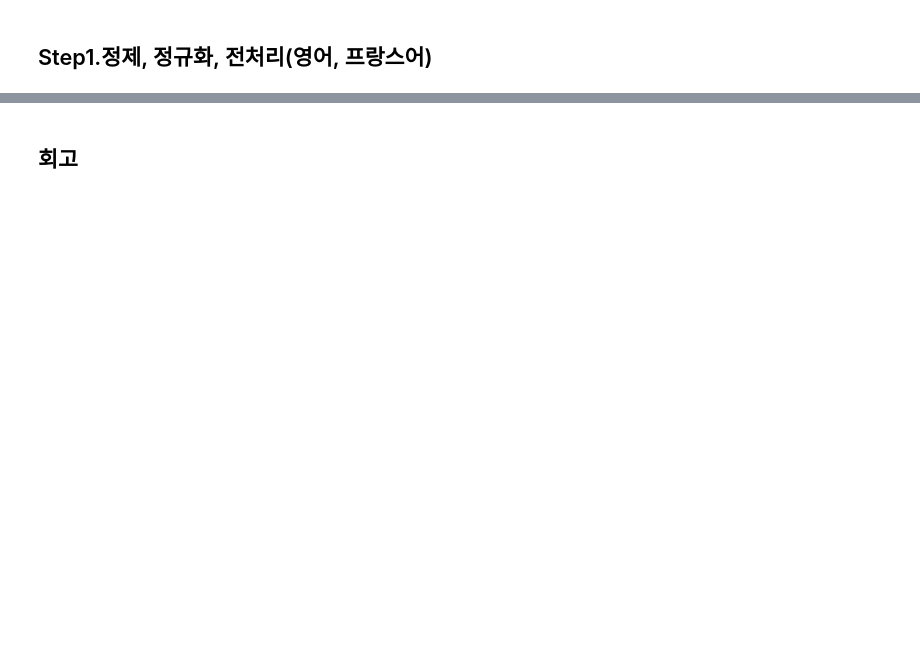
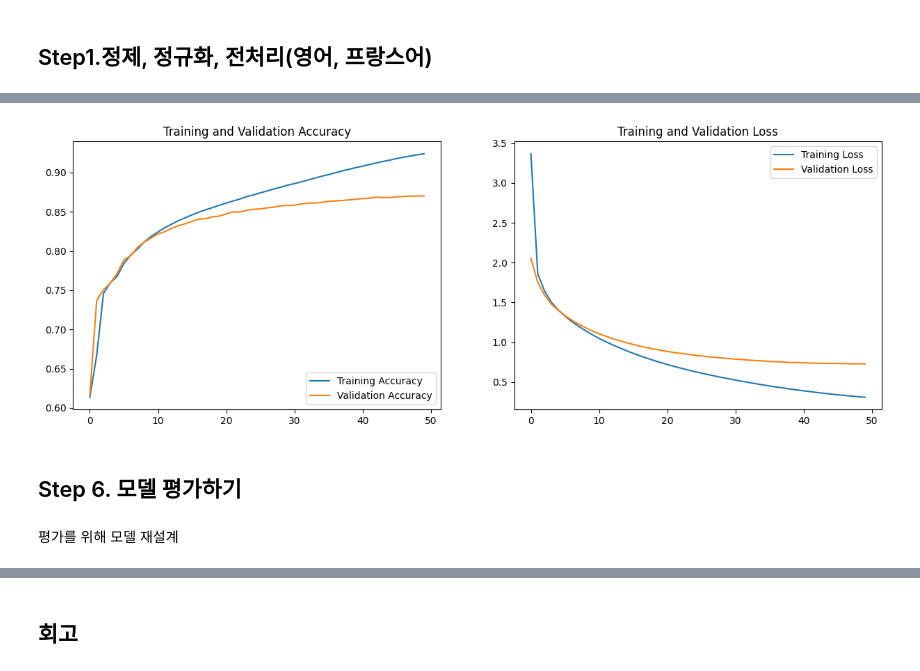
Before and after one commit to huiheee/AIFFEL, a Jupyter notebook: [GD_7]_Let's_make_a_translator.ipynb, the cells around one changed output, grey strips where cells are left out. Cells and saved outputs as stored; diff of their text form; code cells hidden in the pictures; blank space fills up the shorter version.

```diff
--- a/[GD_7]_Let's_make_a_translator.ipynb
+++ b/[GD_7]_Let's_make_a_translator.ipynb
@@ -174,0 +663,3 @@ print(tensorflow.__version__)
+# %%
+n_of_val = int(3000)
+print("검증 데이터의 개수 :", n_of_val)
@@ -174,0 +762,3 @@ print(tensorflow.__version__)
+# %%
+model.compile(optimizer="adam", loss="sparse_categorical_crossentropy", metrics=["acc"])
+model.summary()
@@ -174,0 +783,7 @@ print(tensorflow.__version__)
+# %%
+# 모델 훈련
+trans_hist = model.fit(
+    x=[encoder_input_train, decoder_input_train],
+    y=decoder_target_train,
+    validation_data=([encoder_input_test, decoder_input_test], decoder_target_test),
+    batch_size=128, epochs=50)
@@ -174,0 +808,36 @@ print(tensorflow.__version__)
+# %%
+import tensorflow as tf
+import matplotlib.pyplot as plt
+def hist_plot(history:tf.keras.callbacks.History()):
+
+    tacc = history.history["acc"]
+    vacc = history.history["val_acc"]
+
+    tloss=history.history["loss"]
+    vloss=history.history["val_loss"]
+
+    epochs_range = range(50)
+
+    plt.figure(figsize=(15, 5))
+    plt.subplot(1, 2, 1)
+    plt.plot(epochs_range, tacc, label="Training Accuracy")
+    plt.plot(epochs_range, vacc, label="Validation Accuracy")
+    plt.legend(loc="lower right")
+    plt.title("Training and Validation Accuracy")
+
+    plt.subplot(1, 2, 2)
+    plt.plot(epochs_range, tloss, label="Training Loss")
+    plt.plot(epochs_range, vloss, label="Validation Loss")
+    plt.legend(loc="upper right")
+    plt.title("Training and Validation Loss")
+
+    plt.show()
+# %%
+# 훈련 결과 출력
+hist_plot(trans_hist)
+# %% [output]
+[figure, added]
+# %% [markdown]
+## Step 6. 모델 평가하기
+# %% [markdown]
+평가를 위해 모델 재설계
```
Also changed, not shown: parts of 69 cells of this notebook.
